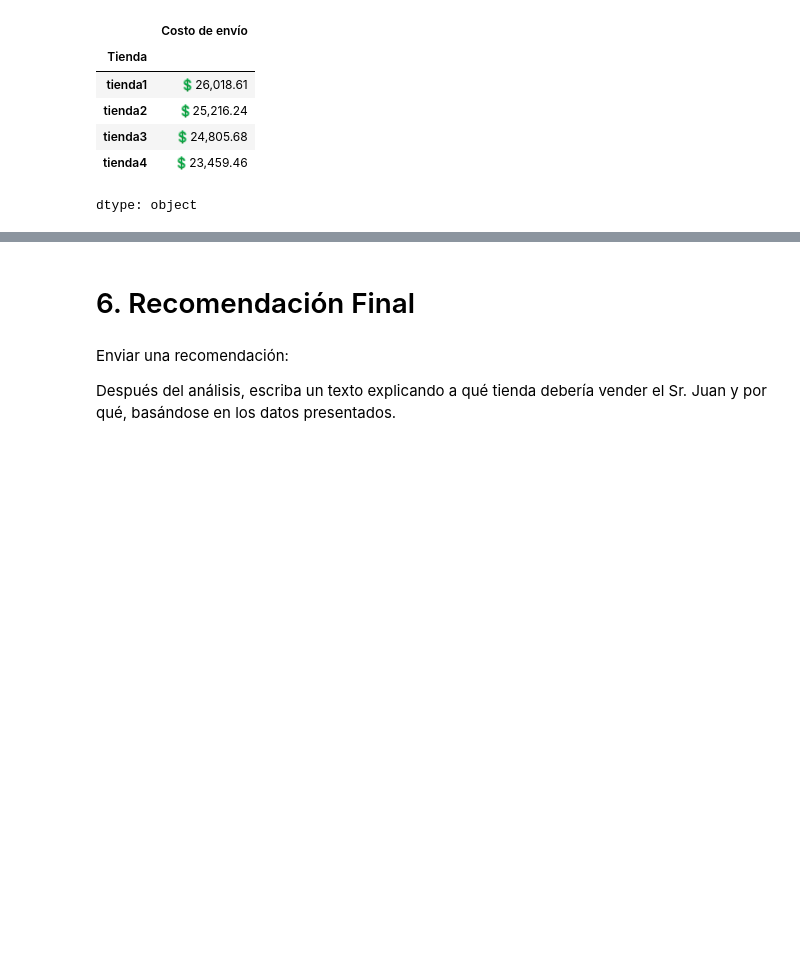
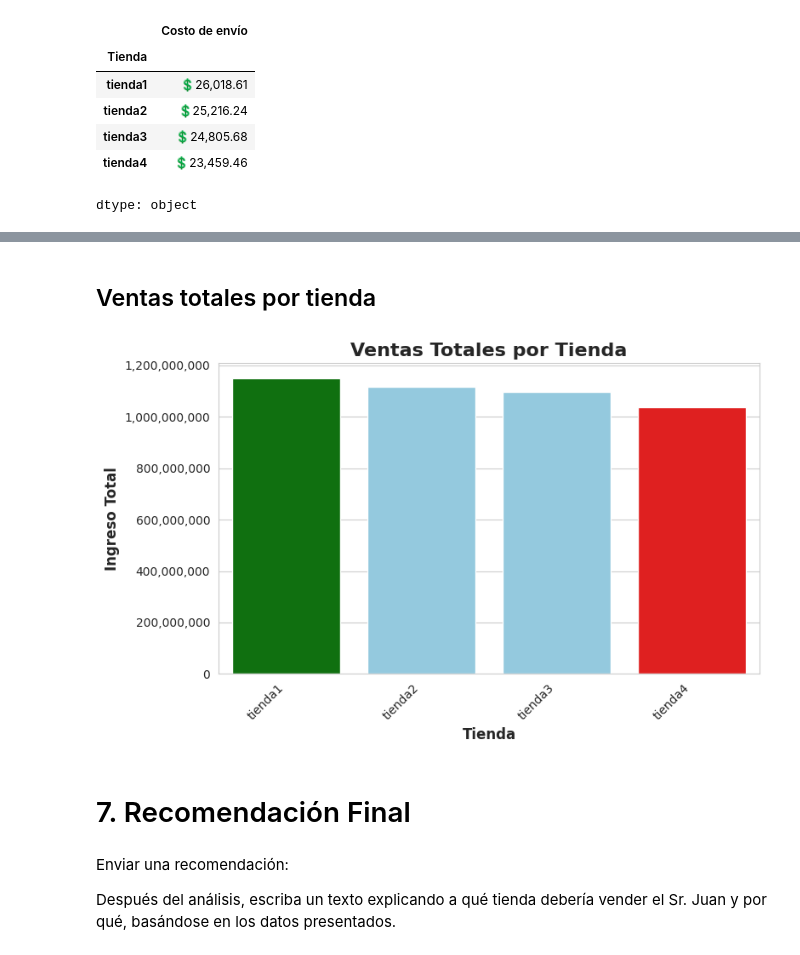
Before and after one commit to Harold-dev-code/Primer_Challenge_DataScience_Alura_Store, a Jupyter notebook: Primer_Challenge_DataScience_AluraStore.ipynb, the cells around one changed output, grey strips where cells are left out. Cells and saved outputs as stored; diff of their text form; code cells hidden in the pictures; blank space fills up the shorter version.

```diff
--- a/Primer_Challenge_DataScience_AluraStore.ipynb
+++ b/Primer_Challenge_DataScience_AluraStore.ipynb
@@ -577,5 +572,62 @@ dtype: object
+# %% [markdown]
+## Ventas totales por tienda
+# %%
+import matplotlib.pyplot as plt
+import seaborn as sns
+from matplotlib.ticker import FuncFormatter #herramienta específica que te permite crear una función personalizada
+#para decidir cómo se escribe el texto en los ejes (por ejemplo, ponerle el signo de pesos, comas de miles, etc.).
+
+# Configura el estilo visual de las gráficas (fondo blanco con cuadrícula)
+sns.set_style("whitegrid")
+
+# Define el tamaño de la ventana de la gráfica (ancho: 8 pulgadas, alto: 5 pulgadas)
+plt.figure(figsize=(8, 5))
+
+# Determina cuántas tiendas hay en el conjunto de datos
+num_tiendas = len(ingreso_total_por_tienda)
+
+# Crea una lista de colores inicializada con azul claro para todas las barras
+colores = ['skyblue'] * num_tiendas
+
+# Localiza el índice del valor más alto y lo pinta de verde
+colores[ingreso_total_por_tienda.values.argmax()] = 'green'
+
+# Localiza el índice del valor más bajo y lo pinta de rojo
+colores[ingreso_total_por_tienda.values.argmin()] = 'red'
+
+# Genera el gráfico de barras asignando datos, colores y eliminando la leyenda redundante
+ax = sns.barplot(
+    x=ingreso_total_por_tienda.index,
+    y=ingreso_total_por_tienda.values,
+    palette=colores,
+    hue=ingreso_total_por_tienda.index,
+    legend=False
+)
+
+# Establece el título principal, aumentando el tamaño y resaltando en negrita
+plt.title('Ventas Totales por Tienda', fontsize=16, fontweight='bold')
+
+# Etiqueta el eje horizontal (nombres de las tiendas)
+plt.xlabel('Tienda', fontsize=12,fontweight='bold')
+
+# Etiqueta el eje vertical (monto de ingresos)
+plt.ylabel('Ingreso Total', fontsize=12,fontweight='bold')
+
+# Aplica un formato de moneda al eje Y (agrega comas como separadores de miles y 0 decimales)
+ax.yaxis.set_major_formatter(FuncFormatter(lambda x, p: f'{x:,.0f}'))
+
+# Rota los nombres de las tiendas 45 grados para que no se amontonen y los alinea a la derecha
+plt.xticks(rotation=45, ha='right' )
+
+# Ajusta los márgenes automáticamente para que no se corte ninguna etiqueta
+plt.tight_layout()
+
+# Renderiza y muestra el gráfico final en pantalla
+plt.show()
+# %% [output]
+[figure, added]
 # %% [markdown]
-# 6. Recomendación Final
+# 7. Recomendación Final
 # %% [markdown]
 Enviar una recomendación:
 
```
Also changed, not shown: parts of 33 cells of this notebook.
